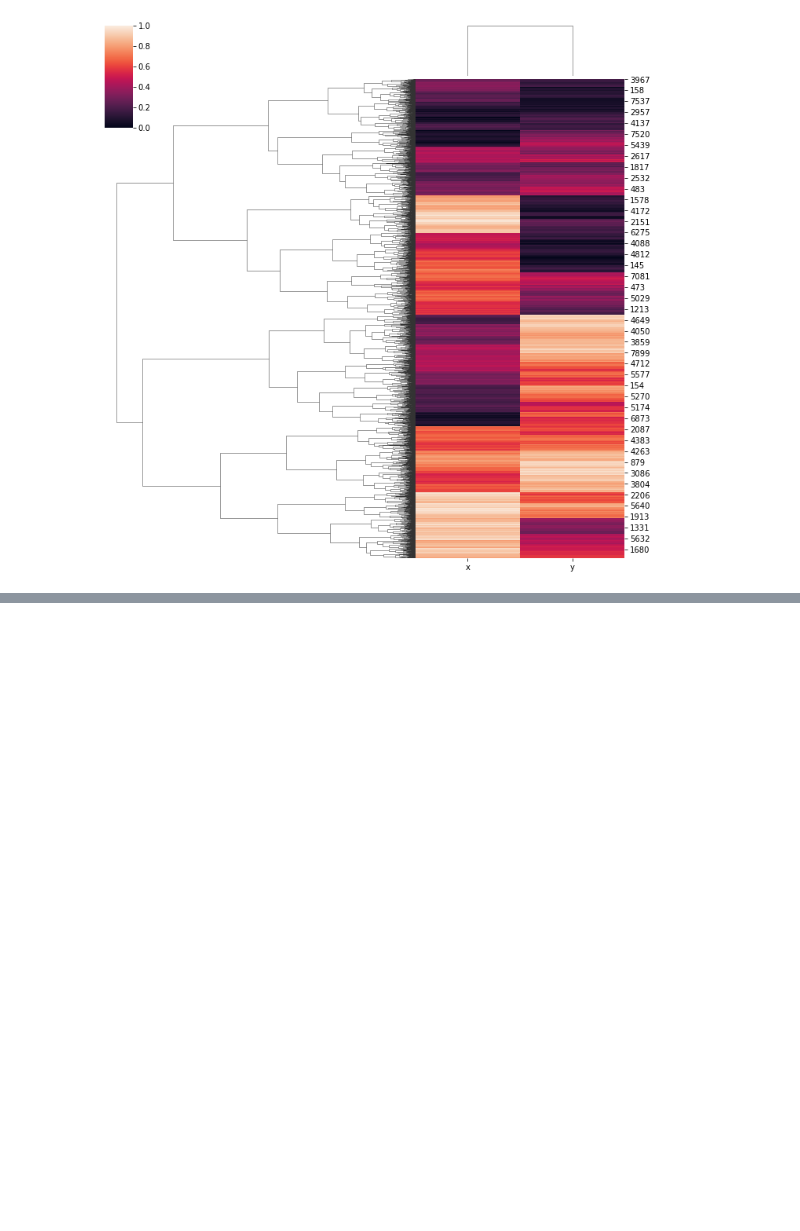
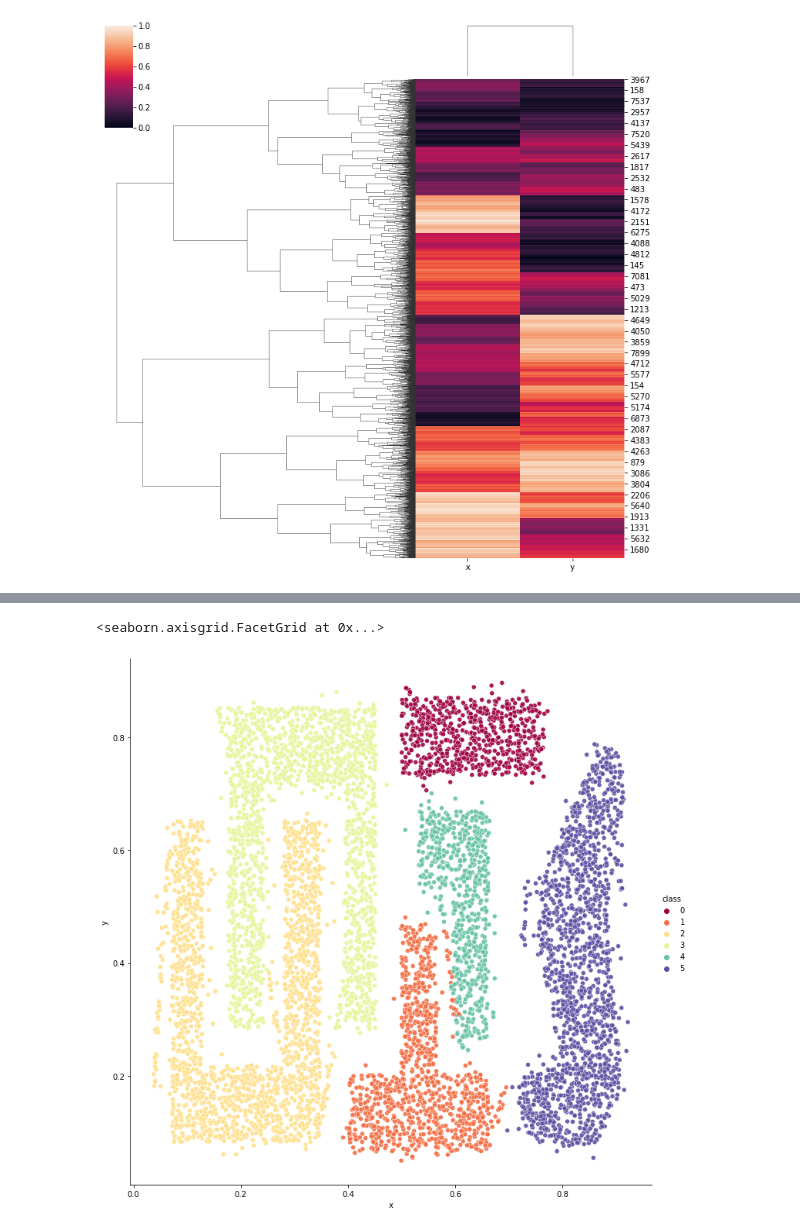
Before and after one commit to DataMathematician/PetResearch, a Jupyter notebook: l4p1.ipynb, the cells around one changed output, grey strips where cells are left out. Saved outputs shown, nothing was run; the diff lists cells and outputs as text; code cells hidden in the pictures; blank space fills up the shorter version.

```diff
--- a/l4p1.ipynb
+++ b/l4p1.ipynb
@@ -196,0 +287,8 @@ standard = sns.clustermap(cleared_df.iloc[:,:-1],standard_scale=1,dendrogram_rat
+# %%
+# Классы точек
+sns.relplot(x="x", y="y", hue="class",
+            sizes=(20, 90), alpha=.9, palette="Spectral",
+            height=10, data=comb)
+# %% [output]
+<seaborn.axisgrid.FacetGrid at 0x...>
+[figure, added]
```
Also changed, not shown: parts of 12 cells of this notebook.
